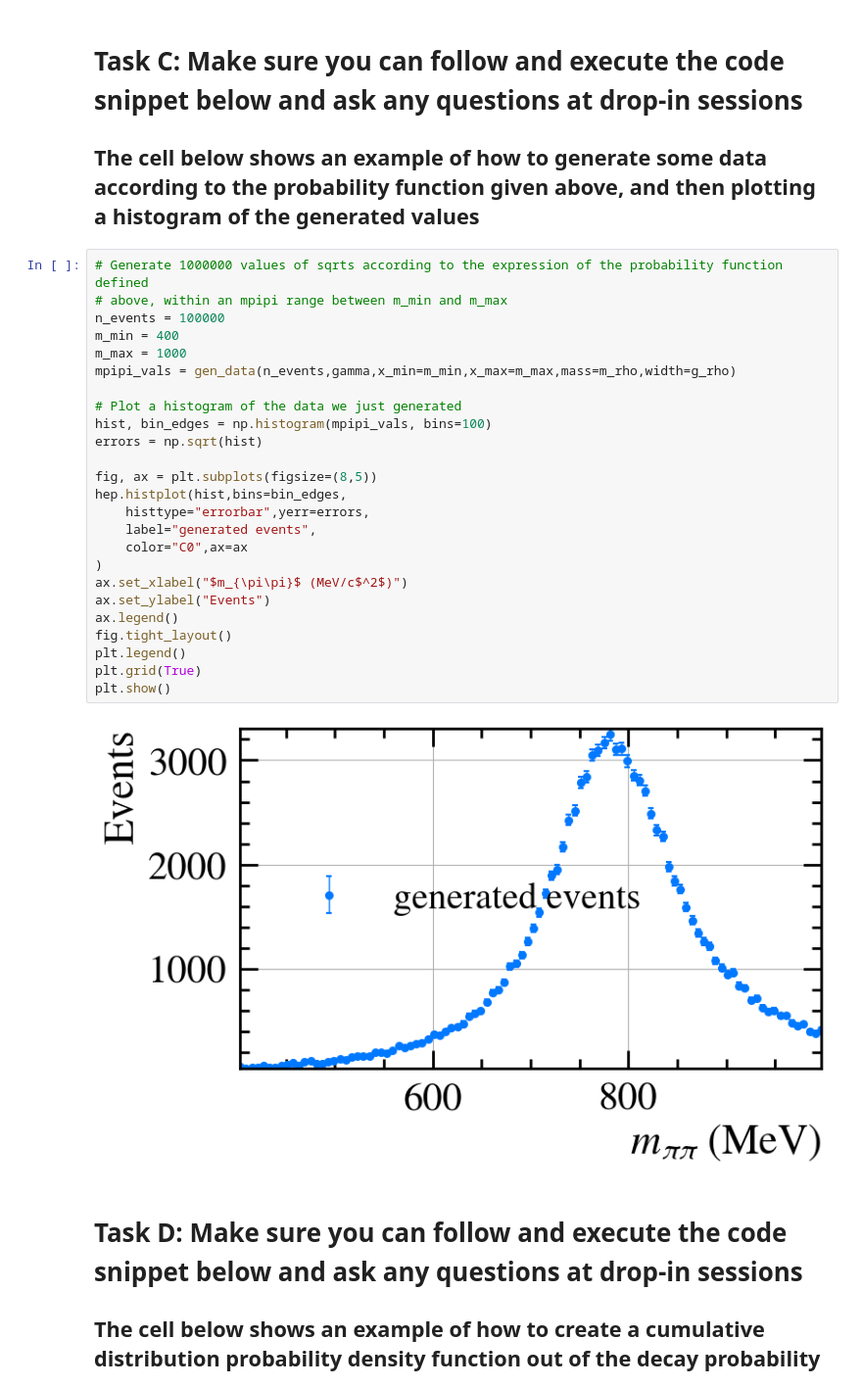
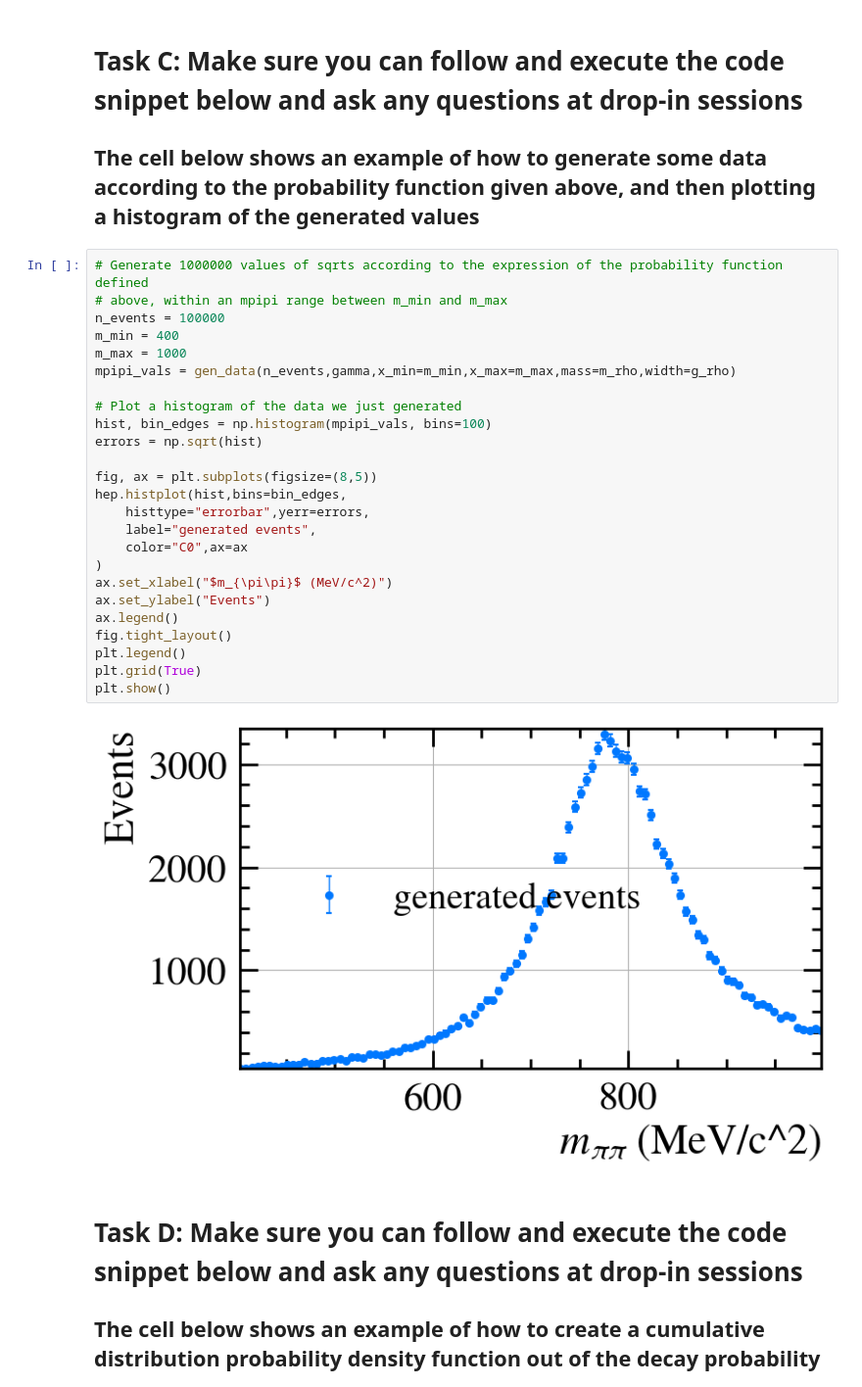
Before and after one commit to kap01/PHYS30046_Coursework, a Jupyter notebook: particle_project_example.ipynb, the cells around one changed output. Shown at 98% size. Saved outputs shown, nothing was run; the diff lists cells and outputs as text.

```diff
--- a/particle_project_example.ipynb
+++ b/particle_project_example.ipynb
@@ -42,30 +42,30 @@ plt.show()
 # %%
 # Generate 1000000 values of sqrts according to the expression of the probability function defined
 # above, within an mpipi range between m_min and m_max
 n_events = 100000
 m_min = 400
 m_max = 1000
 mpipi_vals = gen_data(n_events,gamma,x_min=m_min,x_max=m_max,mass=m_rho,width=g_rho)
 
 # Plot a histogram of the data we just generated
 hist, bin_edges = np.histogram(mpipi_vals, bins=100)
 errors = np.sqrt(hist)
 
 fig, ax = plt.subplots(figsize=(8,5))
 hep.histplot(hist,bins=bin_edges,
     histtype="errorbar",yerr=errors,
     label="generated events",
     color="C0",ax=ax
 )
-ax.set_xlabel("$m_{\pi\pi}$ (MeV/c$^2$)")
+ax.set_xlabel("$m_{\pi\pi}$ (MeV/c^2)")
 ax.set_ylabel("Events")
 ax.legend()
 fig.tight_layout()
 plt.legend()
 plt.grid(True)
 plt.show()
 # %% [output]
-[figure, old version]
+[figure, new version]
 # %% [markdown]
 # Task D: Make sure you can follow and execute the code snippet below and ask any questions at drop-in sessions #
 
```
Also changed, not shown: parts of 2 cells of this notebook, 1 other file.
